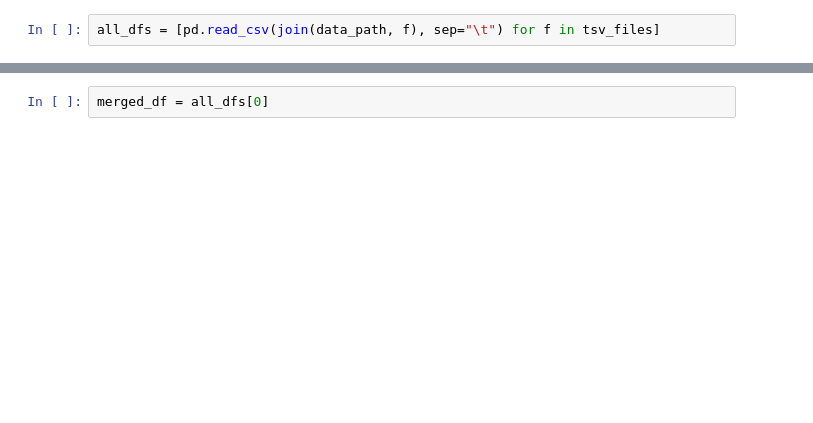
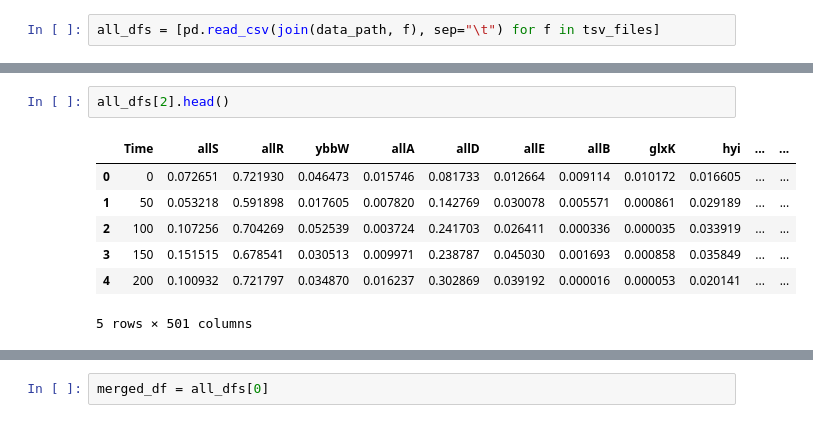
Before and after one commit to notreallyme2/teas, a Jupyter notebook: aggregate_synthetic_data.ipynb, the cells around one changed output, grey strips where cells are left out. Cells and saved outputs as stored; diff of their text form; blank space fills up the shorter version.

```diff
--- a/aggregate_synthetic_data.ipynb
+++ b/aggregate_synthetic_data.ipynb
@@ -11,0 +53,10 @@ all_dfs = [pd.read_csv(join(data_path, f), sep="\t") for f in tsv_files]
+# %%
+all_dfs[2].head()
+# %% [output]
+|  | Time | allS | allR | ybbW | allA | allD | allE | allB | glxK | hyi | ... | ... |
+| 0 | 0 | 0.072651 | 0.721930 | 0.046473 | 0.015746 | 0.081733 | 0.012664 | 0.009114 | 0.010172 | 0.016605 | ... | ... |
+| 1 | 50 | 0.053218 | 0.591898 | 0.017605 | 0.007820 | 0.142769 | 0.030078 | 0.005571 | 0.000861 | 0.029189 | ... | ... |
+| 2 | 100 | 0.107256 | 0.704269 | 0.052539 | 0.003724 | 0.241703 | 0.026411 | 0.000336 | 0.000035 | 0.033919 | ... | ... |
+| 3 | 150 | 0.151515 | 0.678541 | 0.030513 | 0.009971 | 0.238787 | 0.045030 | 0.001693 | 0.000858 | 0.035849 | ... | ... |
+| 4 | 200 | 0.100932 | 0.721797 | 0.034870 | 0.016237 | 0.302869 | 0.039192 | 0.000016 | 0.000053 | 0.020141 | ... | ... |
+5 rows × 501 columns
```
Also changed, not shown: parts of 25 cells of this notebook, 6 other files.
